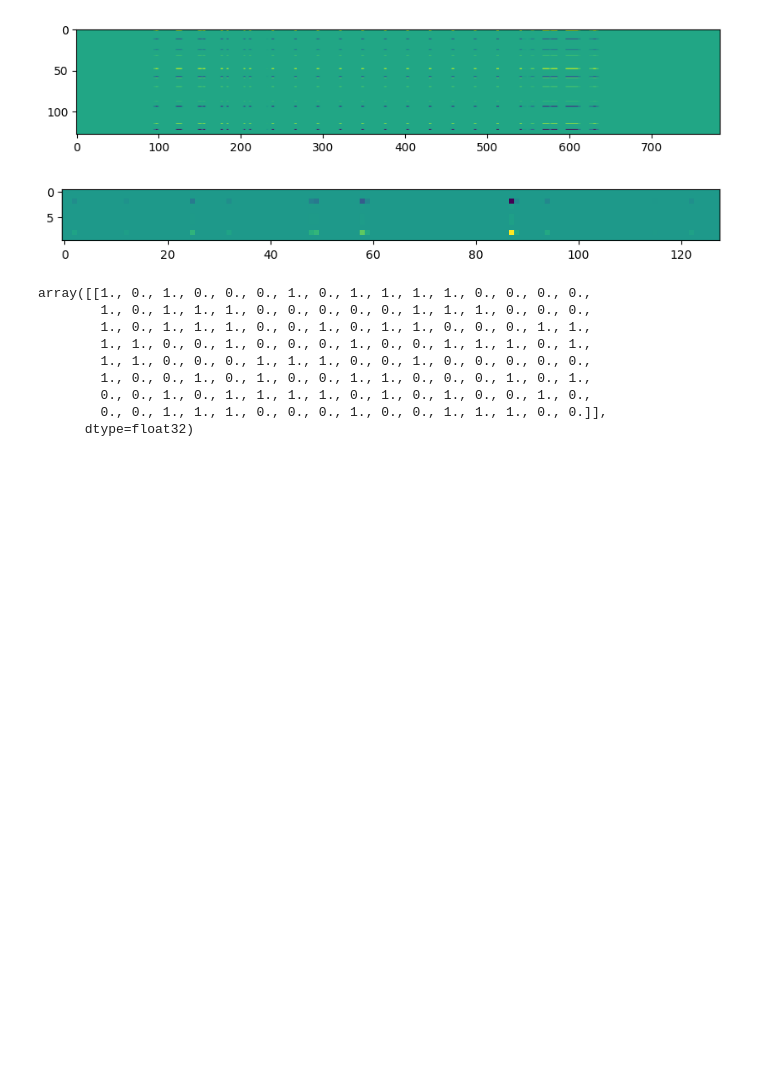
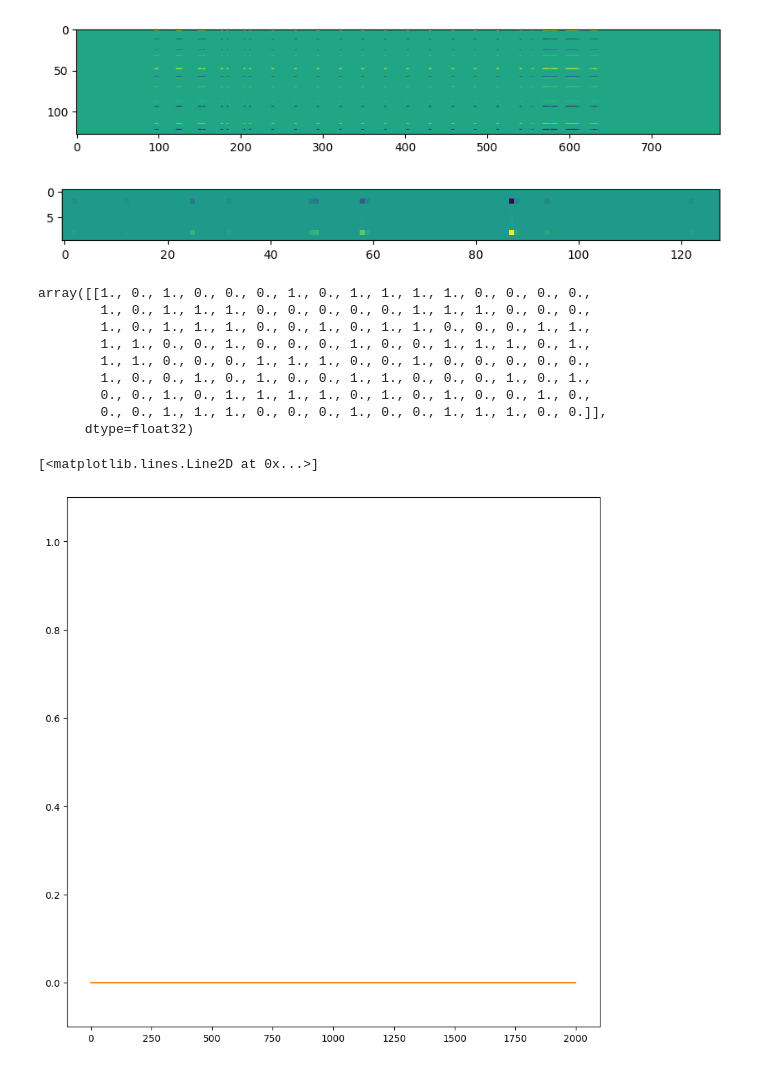
Before and after one commit to erirosv/notebboks, a Jupyter notebook: mnist_scratch_cluttered.ipynb, the cells around one changed output. Saved outputs shown, nothing was run; the diff lists cells and outputs as text; code cells hidden in the pictures; blank space fills up the shorter version.

```diff
--- a/mnist_scratch.ipynb
+++ b/mnist_scratch_cluttered.ipynb
@@ -317,12 +317,24 @@ l2 = initialize_layer(128, 10)
 # %%
 for i in (t := trange(1000)):
     sample = np.random.randint(0, x_train.shape[0], size=batch_size)
     X = x_train[sample].reshape((-1, IMG_SIZE))
     Y = y_train[sample]
-    loss, x_layer_2, d_layer1, d_layer2 = forward_backwards(X, Y)
+    t_loss, x_layer_2, d_layer1, d_layer2 = forward_backwards(X, Y)
     cc = np.argmax(x_layer_1, axis=1)
     accuracy = (cc == Y).mean()
 
     # SGD
     layer_1 = layer_1 - learning_rate * d_layer1
     layer_2 = layer_2 - learning_rate * d_layer2
+
+    loss = t_loss.mean()
+    losses.append(loss)
+    accuracies.append(accuracy)
+    t.set_description(f'accuracy: {accuracy:.2f} loss: {loss:.2f}')
+
+plt.ylim(-0.1, 1.1)
+plot(losses)
+plot(accuracies)
+# %% [output]
+[<matplotlib.lines.Line2D at 0x...>]
+[figure, added]
```
Also changed, not shown: 1 other file.
